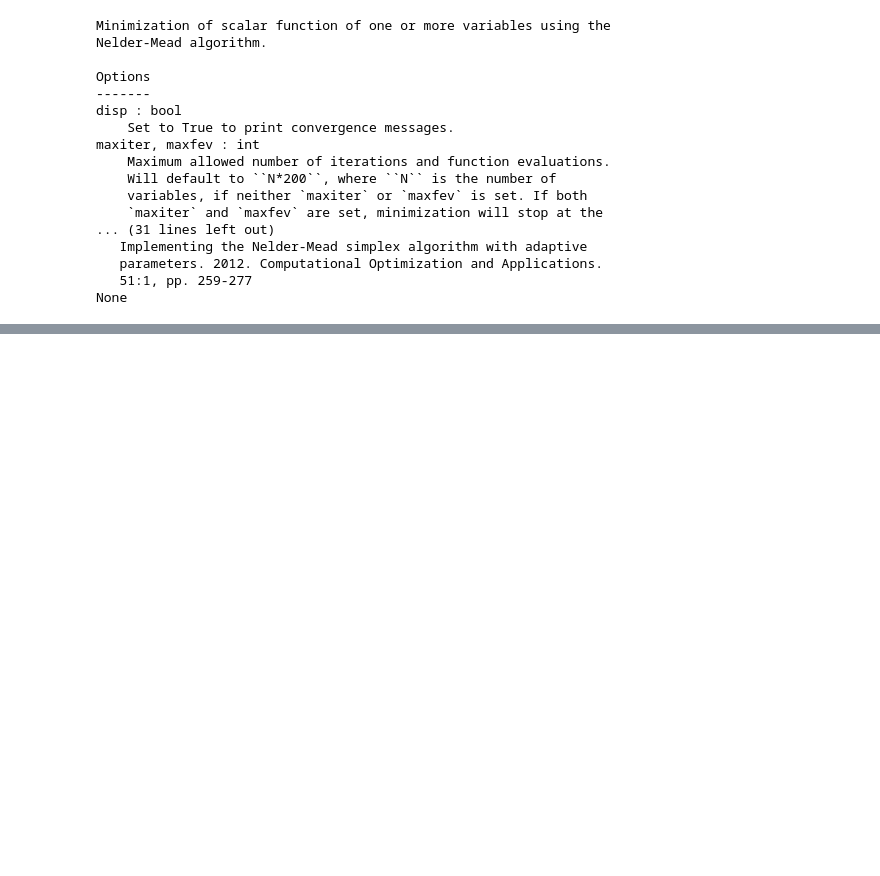
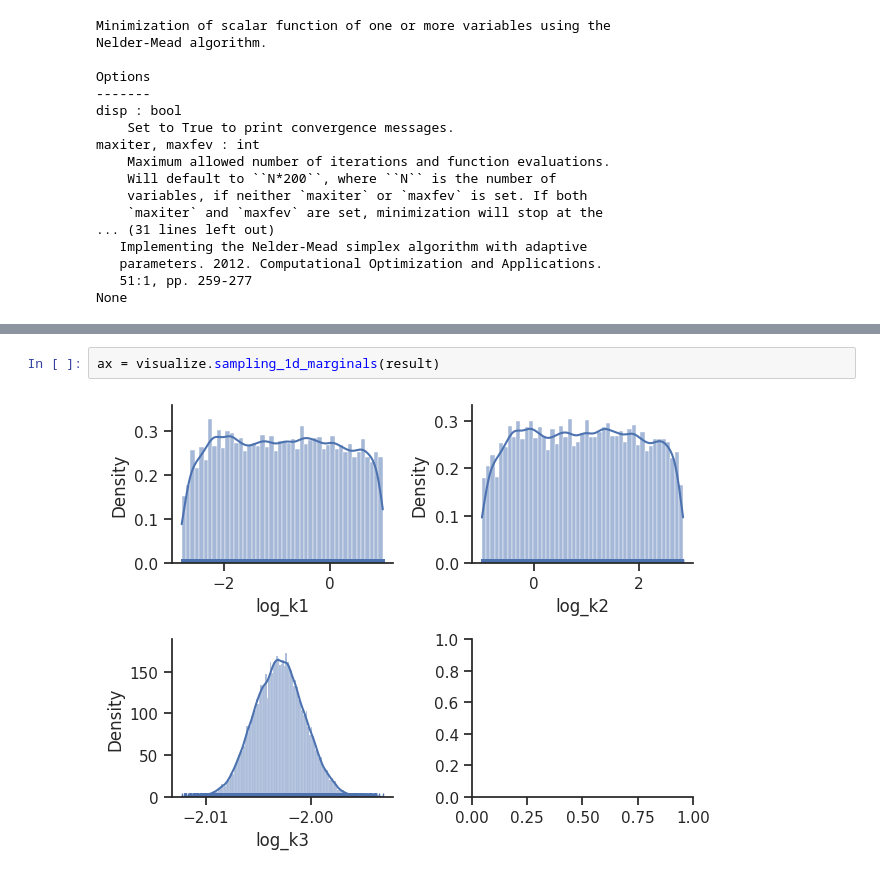
Before and after one commit to LarkinIt/BayesianBenchmark, a Jupyter notebook: test_pipeline.ipynb, the cells around one changed output, grey strips where cells are left out. Saved outputs shown, nothing was run; the diff lists cells and outputs as text; blank space fills up the shorter version.

```diff
--- a/test_pipeline.ipynb
+++ b/test_pipeline.ipynb
@@ -179,0 +171,4 @@ ax = visualize.sampling_scatter(result, size=[13, 6])
+# %%
+ax = visualize.sampling_1d_marginals(result)
+# %% [output]
+[figure, added]
```
Also changed, not shown: parts of 16 cells of this notebook.
